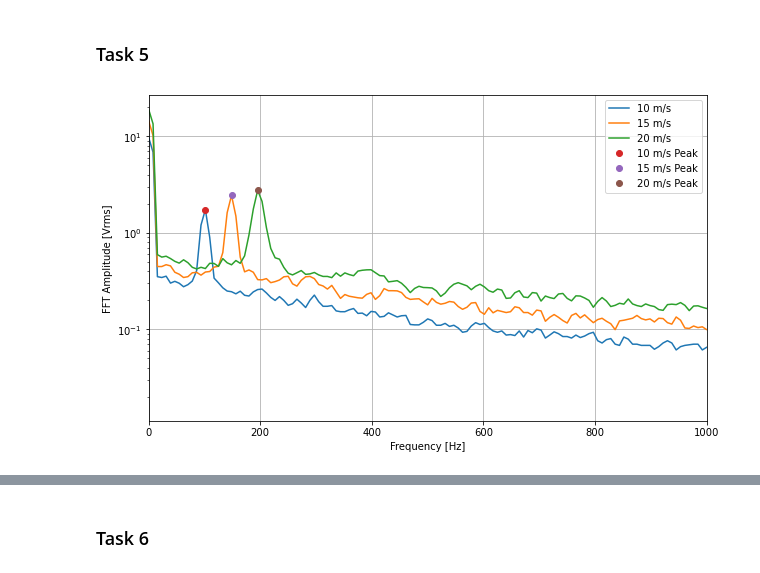
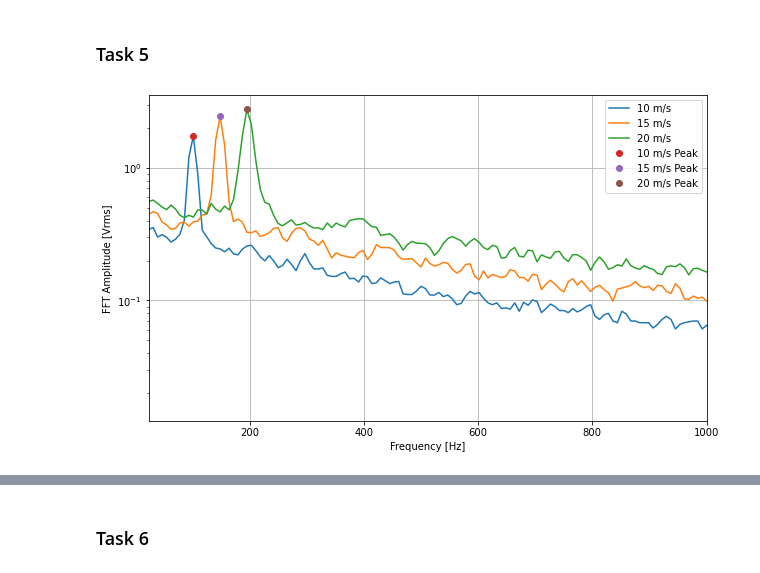
Before and after one commit to EvanY14/AE460-Fa23, a Jupyter notebook: Lab_4/dat_anal.ipynb, the cells around one changed output, grey strips where cells are left out. Cells and saved outputs as stored; diff of their text form; code cells hidden in the pictures.

Commit message:
updated plots

```diff
--- a/Lab_4/dat_anal.ipynb
+++ b/Lab_4/dat_anal.ipynb
@@ -258,42 +258,42 @@ streamwise_locations_speed = np.array([66.700, 66.700, 66.700])/1000
 lateral_location_speed = np.array([14.000, 14.000, 14.000])
 # %%
 freq_idx_low = 3
-freq_idx_high = 129
+freq_idx_high = 128
 
 f_s_10 = speed_1_freq[freq_idx_low+np.where(speed_1_amp[freq_idx_low:freq_idx_high] == np.max(speed_1_amp[freq_idx_low:freq_idx_high]))[0][0]]
 amp_10 = np.max(speed_1_amp[freq_idx_low:freq_idx_high])
 
 f_s_15 = speed_2_freq[freq_idx_low+np.where(speed_2_amp[freq_idx_low:freq_idx_high] == np.max(speed_2_amp[freq_idx_low:freq_idx_high]))[0][0]]
 amp_15 = np.max(speed_2_amp[freq_idx_low:freq_idx_high])
 
 f_s_20 = speed_3_freq[freq_idx_low+np.where(speed_3_amp[freq_idx_low:freq_idx_high] == np.max(speed_3_amp[freq_idx_low:freq_idx_high]))[0][0]]
 amp_20 = np.max(speed_3_amp[freq_idx_low:freq_idx_high])
 
 plt.figure(figsize=(10,6))
-plt.plot(speed_1_freq, speed_1_amp, label='10 m/s')
-plt.plot(speed_2_freq, speed_2_amp, label='15 m/s')
-plt.plot(speed_3_freq, speed_3_amp, label='20 m/s')
+plt.plot(speed_1_freq[freq_idx_low:], speed_1_amp[freq_idx_low:], label='10 m/s')
+plt.plot(speed_2_freq[freq_idx_low:], speed_2_amp[freq_idx_low:], label='15 m/s')
+plt.plot(speed_3_freq[freq_idx_low:], speed_3_amp[freq_idx_low:], label='20 m/s')
 plt.plot(f_s_10, amp_10, 'o', label='10 m/s Peak')
 plt.plot(f_s_15, amp_15, 'o', label='15 m/s Peak')
 plt.plot(f_s_20, amp_20, 'o', label='20 m/s Peak')
-plt.xlim(0, 1000)
+plt.xlim(speed_1_freq[freq_idx_low], speed_1_freq[freq_idx_high])
 plt.yscale('log')
 plt.xlabel('Frequency [Hz]')
 plt.ylabel('FFT Amplitude [Vrms]')
 plt.grid()
 plt.legend()
 plt.show()
 
 Re = np.around((rho_atm * freestream_vel_speed * D / mu_atm)/(10**4), decimals=3)
 freq_list = np.array([f_s_10, f_s_15, f_s_20])
 amp_list = np.array([amp_10, amp_15, amp_20])
 
 strouhal = np.around(freq_list * D / freestream_vel_speed, decimals=3)
 
 df = pd.DataFrame({'Velocity': freestream_vel_speed,'Re (10^4) (ND)': Re, 'Vortex Shedding Frequency (Hz)': freq_list, 'Vortex Shedding Amplitude (Vms)':amp_list,'Strouhal Number': strouhal})
 display(HTML(df.to_html()))
 # %% [output]
-[figure, old version]
+[figure, new version]
 |  | Velocity | Re (10^4) (ND) | Vortex Shedding Frequency (Hz) | Vortex Shedding Amplitude (Vms) | Strouhal Number |
 | 0 | 10.136 | 1.208 | 101.562 | 1.743 | 0.191 |
 | 1 | 15.176 | 1.809 | 148.437 | 2.448 | 0.186 |
```
Also changed, not shown: 1 other file.
